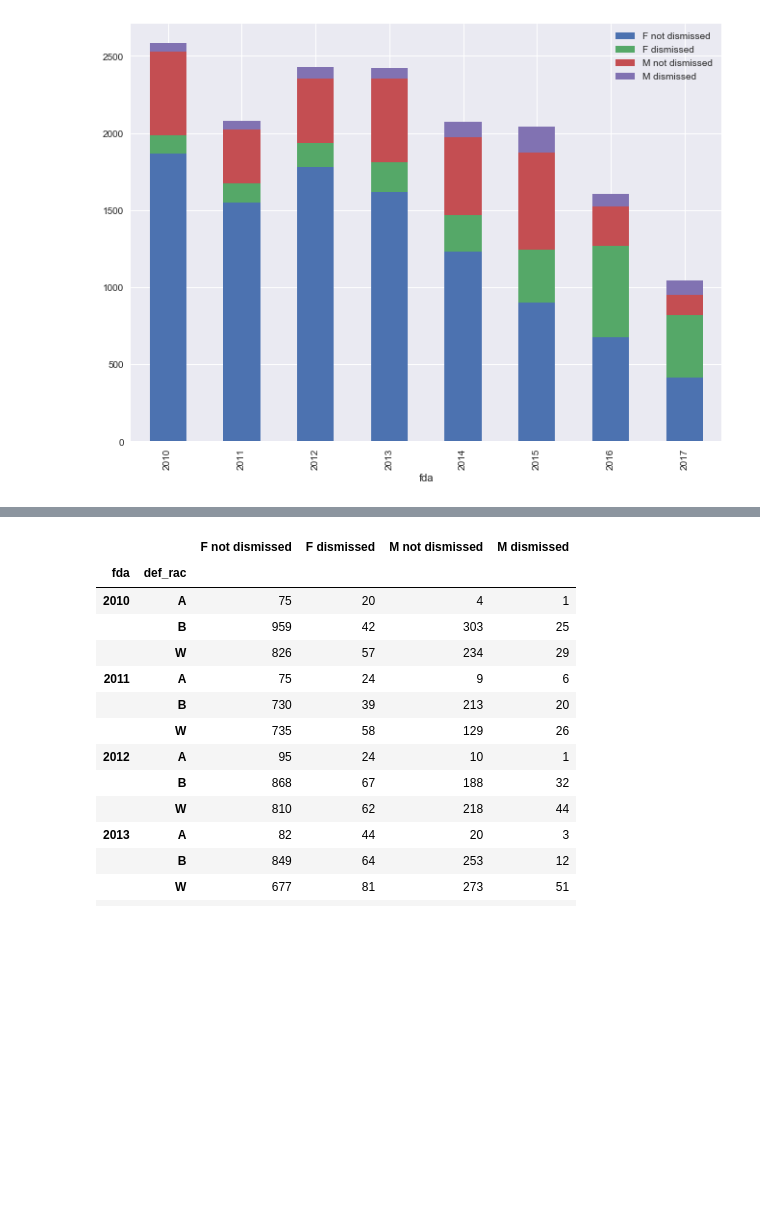
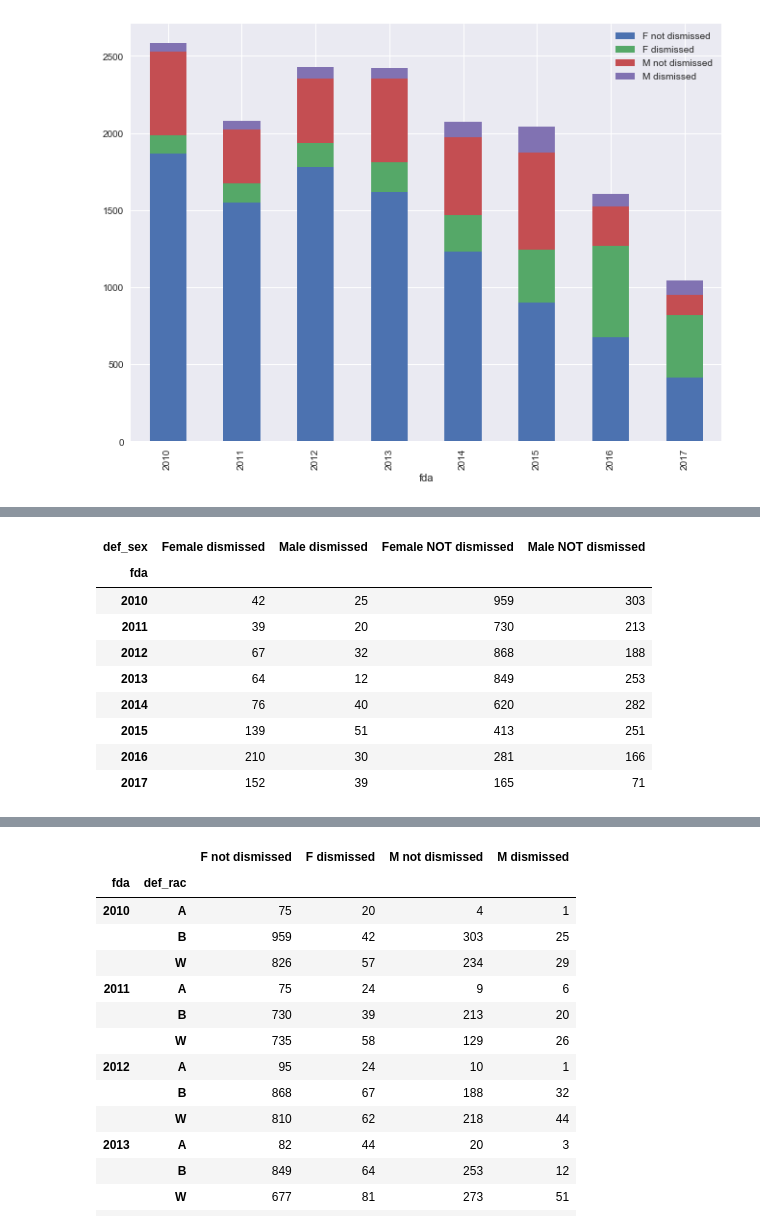
Before and after one commit to circushaase/harriscriminalcourt, a Jupyter notebook: Blog 1 visuals.ipynb, the cells around one changed output, grey strips where cells are left out. Cells and saved outputs as stored; diff of their text form; code cells hidden in the pictures; blank space fills up the shorter version.

```diff
--- a/Blog 1 visuals.ipynb
+++ b/Blog 1 visuals.ipynb
@@ -502,0 +462,18 @@ not_dis.head()
+# %%
+dis_B_sex = dis_B.groupby([dis_B.fda.dt.year, 'def_sex']).size().unstack()
+dis_B_sex = dis_B_sex.rename(index=str, columns={"F": "Female dismissed", "M": "Male dismissed"})
+notdis_B_sex = notdis_B.groupby([notdis_B.fda.dt.year, 'def_sex']).size().unstack()
+notdis_B_sex = notdis_B_sex.rename(index=str, columns={"F": "Female NOT dismissed", "M": "Male NOT dismissed"})
+black = pd.concat([dis_B_sex, notdis_B_sex], axis=1)
+black
+# %% [output]
+| def_sex | Female dismissed | Male dismissed | Female NOT dismissed | Male NOT dismissed |
+| fda |  |  |  |  |
+| 2010 | 42 | 25 | 959 | 303 |
+| 2011 | 39 | 20 | 730 | 213 |
+| 2012 | 67 | 32 | 868 | 188 |
+| 2013 | 64 | 12 | 849 | 253 |
+| 2014 | 76 | 40 | 620 | 282 |
+| 2015 | 139 | 51 | 413 | 251 |
+| 2016 | 210 | 30 | 281 | 166 |
+| 2017 | 152 | 39 | 165 | 71 |
```
Also changed, not shown: parts of 22 cells of this notebook.
